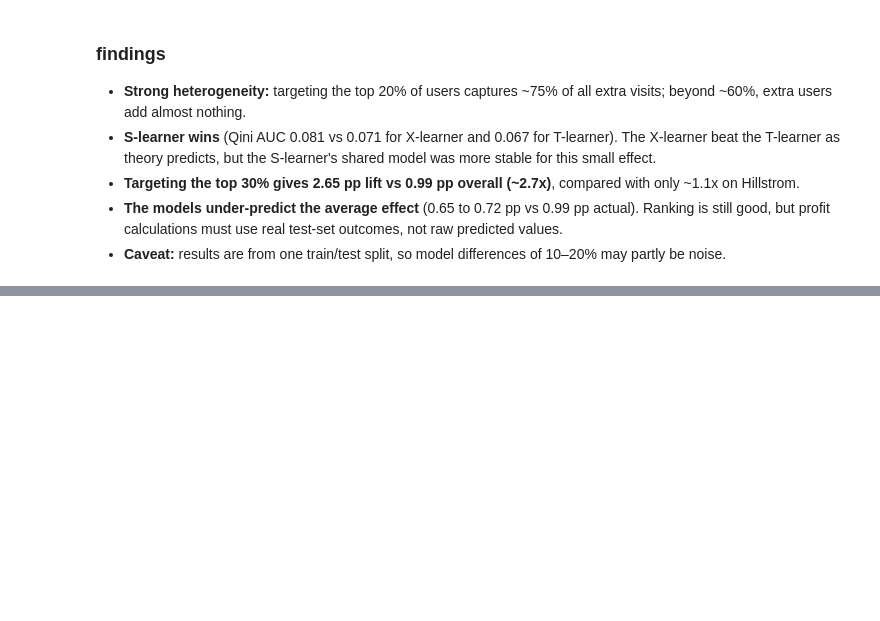
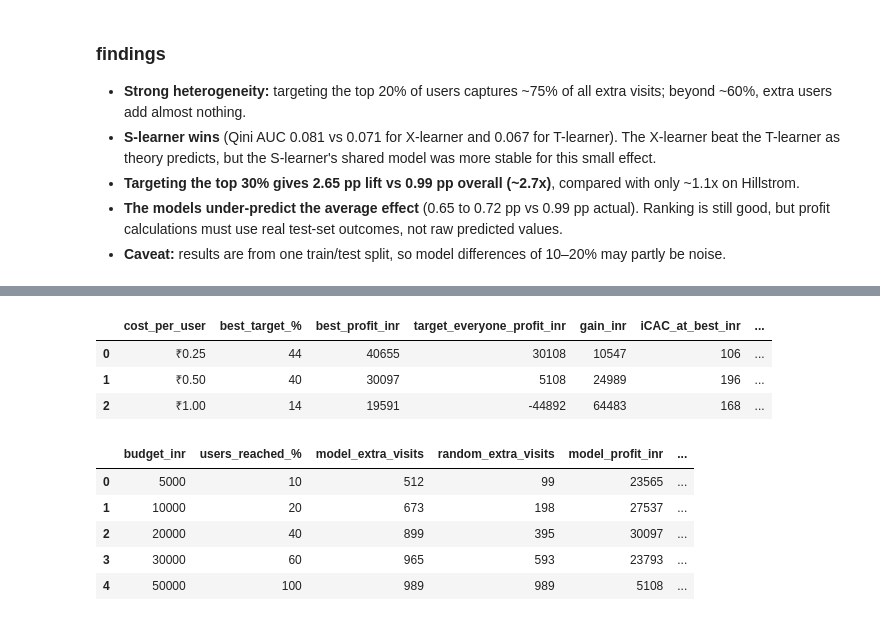
Before and after one commit to SKM1919/liftlens, a Jupyter notebook: notebooks/03_criteo_uplift.ipynb, the cells around one changed output, grey strips where cells are left out. Drawn from its saved outputs; the diff is of its cells as text; code cells hidden in the pictures; blank space fills up the shorter version.

```diff
--- a/notebooks/03_criteo_uplift.ipynb
+++ b/notebooks/03_criteo_uplift.ipynb
@@ -243,0 +322,46 @@ plt.show()
+# %%
+summary = []
+for name in COSTS:
+    sub = policy[policy['cost'] == name]
+    best = sub.loc[sub['profit_inr'].idxmax()]
+    everyone = sub[sub['target_%'] == 100].iloc[0]
+    summary.append({
+        'cost_per_user': name,
+        'best_target_%': best['target_%'],
+        'best_profit_inr': best['profit_inr'],
+        'target_everyone_profit_inr': everyone['profit_inr'],
+        'gain_inr': best['profit_inr'] - everyone['profit_inr'],
+        'iCAC_at_best_inr': round(best['spend_inr'] / best['extra_conversions']),
+        'iCAC_everyone_inr': round(everyone['spend_inr'] / everyone['extra_conversions']),
+    })
+pd.DataFrame(summary)
+# %% [output]
+|  | cost_per_user | best_target_% | best_profit_inr | target_everyone_profit_inr | gain_inr | iCAC_at_best_inr | ... |
+| 0 | ₹0.25 | 44 | 40655 | 30108 | 10547 | 106 | ... |
+| 1 | ₹0.50 | 40 | 30097 | 5108 | 24989 | 196 | ... |
+| 2 | ₹1.00 | 14 | 19591 | -44892 | 64483 | 168 | ... |
+# %%
+COST = 0.50
+sub = policy[policy['cost'] == '₹0.50'].set_index('target_%')
+
+out = []
+for budget in [5_000, 10_000, 20_000, 30_000, 50_000]:
+    pct = round(budget / COST / 100_000 * 100)
+    row = sub.loc[pct]
+    random_visits = actual * row['users_targeted']   # random users get the average lift
+    out.append({
+        'budget_inr': budget,
+        'users_reached_%': pct,
+        'model_extra_visits': row['extra_visits'],
+        'random_extra_visits': round(random_visits),
+        'model_profit_inr': row['profit_inr'],
+        'random_profit_inr': round(random_visits * VALUE_PER_VISIT - budget),
+    })
+pd.DataFrame(out)
+# %% [output]
+|  | budget_inr | users_reached_% | model_extra_visits | random_extra_visits | model_profit_inr | ... |
+| 0 | 5000 | 10 | 512 | 99 | 23565 | ... |
+| 1 | 10000 | 20 | 673 | 198 | 27537 | ... |
+| 2 | 20000 | 40 | 899 | 395 | 30097 | ... |
+| 3 | 30000 | 60 | 965 | 593 | 23793 | ... |
+| 4 | 50000 | 100 | 989 | 989 | 5108 | ... |
```
Also changed, not shown: parts of 5 cells of this notebook.
